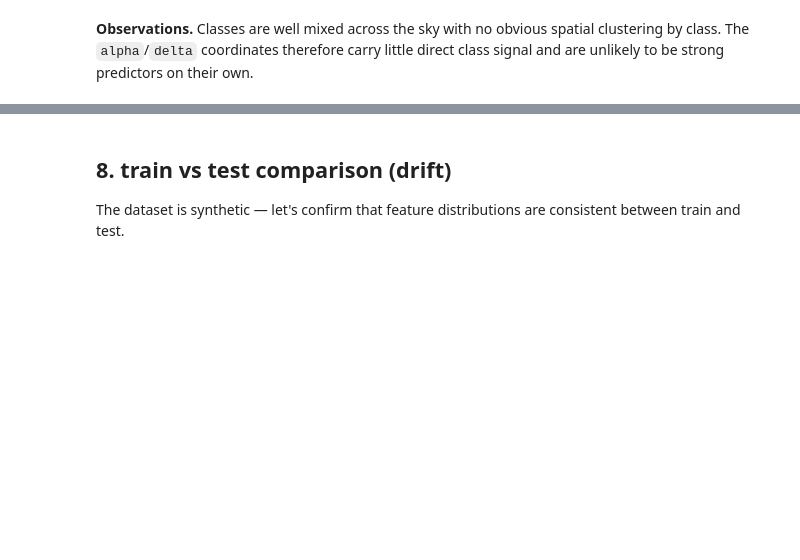
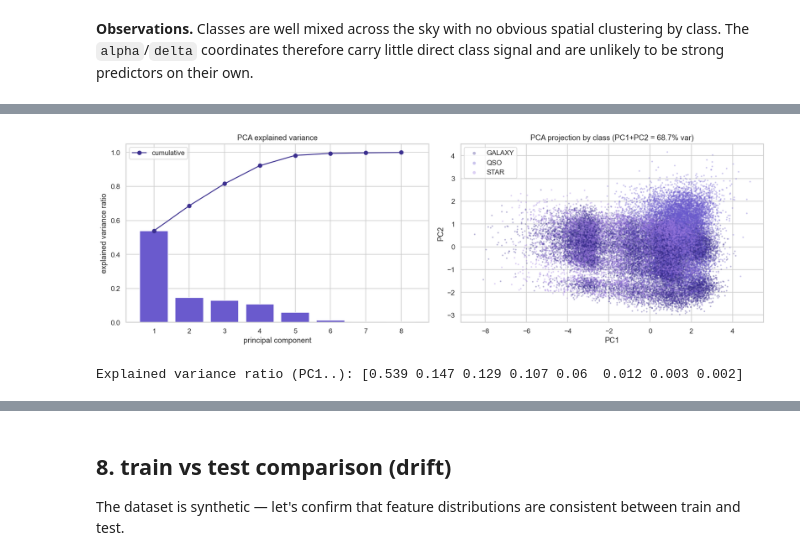
Before and after one commit to FlexonaFFt/MLKaggleTasks, a Jupyter notebook: competitions/predicting-stellar-class/notebooks/eda_note.ipynb, the cells around one changed output, grey strips where cells are left out. Cells and saved outputs as stored; diff of their text form; code cells hidden in the pictures; blank space fills up the shorter version.

```diff
--- a/competitions/predicting-stellar-class/notebooks/eda_note.ipynb
+++ b/competitions/predicting-stellar-class/notebooks/eda_note.ipynb
@@ -469,0 +537,27 @@ plt.tight_layout(); plt.show()
+# %%
+from sklearn.preprocessing import StandardScaler
+from sklearn.decomposition import PCA
+
+pca_samp = train.sample(40000, random_state=42)
+Xz = StandardScaler().fit_transform(pca_samp[num_cols])
+pca = PCA(n_components=len(num_cols), random_state=42).fit(Xz)
+proj = pca.transform(Xz)[:, :2]
+evr = pca.explained_variance_ratio_
+
+fig, ax = plt.subplots(1, 2, figsize=(15, 5))
+ax[0].bar(range(1, len(evr) + 1), evr, color='#6A5ACD')
+ax[0].plot(range(1, len(evr) + 1), np.cumsum(evr), '-o', color='#3B2F8F', label='cumulative')
+ax[0].set_xlabel('principal component'); ax[0].set_ylabel('explained variance ratio')
+ax[0].set_title('PCA explained variance'); ax[0].legend()
+for cls in CLASSES:
+    m = pca_samp[TARGET].values == cls
+    ax[1].scatter(proj[m, 0], proj[m, 1], s=6, alpha=0.35, linewidth=0,
+                  color=CLASS_PALETTE[cls], label=cls)
+ax[1].set_xlabel('PC1'); ax[1].set_ylabel('PC2')
+ax[1].set_title(f'PCA projection by class (PC1+PC2 = {evr[:2].sum():.1%} var)')
+ax[1].legend(markerscale=2)
+plt.tight_layout(); plt.show()
+print('Explained variance ratio (PC1..):', np.round(evr, 3))
+# %% [output]
+[figure, added]
+Explained variance ratio (PC1..): [0.539 0.147 0.129 0.107 0.06  0.012 0.003 0.002]
```
Also changed, not shown: parts of 11 cells of this notebook, 3 other files.
